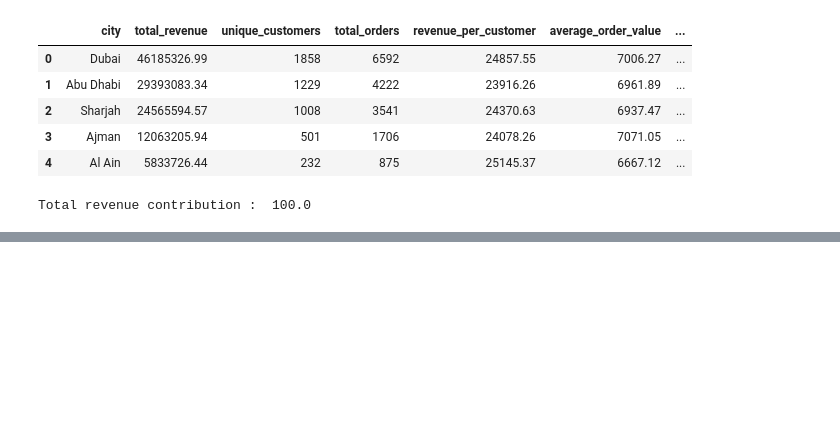
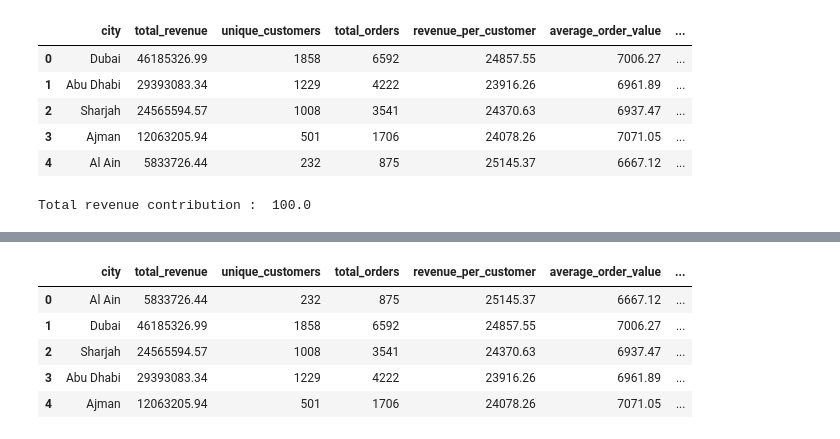
Before and after one commit to Mohammedvahith/E-commerce-Sales-Customer-Analytics, a Jupyter notebook: shopease-analytics/notebooks/03_eda.ipynb, the cells around one changed output, grey strips where cells are left out. Saved outputs shown, nothing was run; the diff lists cells and outputs as text; code cells hidden in the pictures; blank space fills up the shorter version.

```diff
--- a/shopease-analytics/notebooks/03_eda.ipynb
+++ b/shopease-analytics/notebooks/03_eda.ipynb
@@ -1773,0 +1782,9 @@ Total revenue contribution :  100.0
+# %%
+# Calculate average orders per customer
+
+city_analysis["orders_per_customer"] = (
+    city_analysis["total_orders"]
+    / city_analysis["unique_customers"]
+).round(2)
+
+display(city_analysis)
@@ -1773,0 +1798,16 @@ Total revenue contribution :  100.0
+# %%
+# Sort by purchasing frequency
+
+city_analysis = city_analysis.sort_values(
+    by="orders_per_customer",
+    ascending=False
+).reset_index(drop=True)
+
+display(city_analysis)
+# %% [output]
+|  | city | total_revenue | unique_customers | total_orders | revenue_per_customer | average_order_value | ... |
+| 0 | Al Ain | 5833726.44 | 232 | 875 | 25145.37 | 6667.12 | ... |
+| 1 | Dubai | 46185326.99 | 1858 | 6592 | 24857.55 | 7006.27 | ... |
+| 2 | Sharjah | 24565594.57 | 1008 | 3541 | 24370.63 | 6937.47 | ... |
+| 3 | Abu Dhabi | 29393083.34 | 1229 | 4222 | 23916.26 | 6961.89 | ... |
+| 4 | Ajman | 12063205.94 | 501 | 1706 | 24078.26 | 7071.05 | ... |
```
Also changed, not shown: parts of 2 cells of this notebook.
